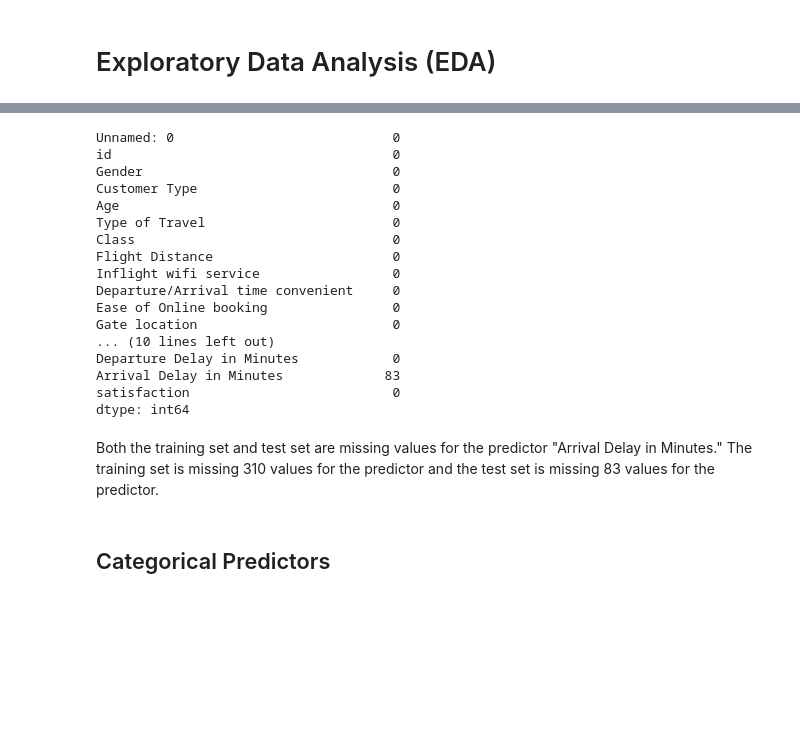
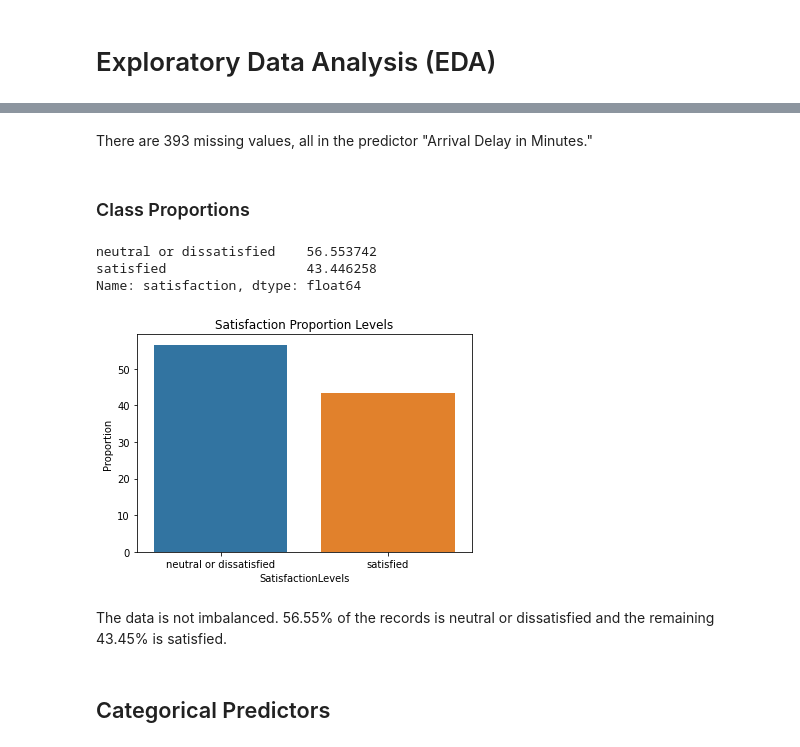
Before and after one commit to mmahmoudighaznavi/Airline-Satisfaction-Analysis-ADS505-Python, a Jupyter notebook: ADS_505_Final_Project.ipynb, the cells around one changed output, grey strips where cells are left out. Drawn from its saved outputs; the diff is of its cells as text; code cells hidden in the pictures; blank space fills up the shorter version.

```diff
--- a/ADS_505_Final_Project.ipynb
+++ b/ADS_505_Final_Project.ipynb
@@ -86,28 +146,33 @@ Arrival Delay in Minutes             310
 satisfaction                           0
 dtype: int64
-# %%
-# Check for missing values in the test set
-print(airline_test.isnull().sum())
-# %% [output]
-Unnamed: 0                            0
-id                                    0
-Gender                                0
-Customer Type                         0
-Age                                   0
-Type of Travel                        0
-Class                                 0
-Flight Distance                       0
-Inflight wifi service                 0
-Departure/Arrival time convenient     0
-Ease of Online booking                0
-Gate location                         0
-... (10 lines left out)
-Departure Delay in Minutes            0
-Arrival Delay in Minutes             83
-satisfaction                          0
-dtype: int64
-# %% [markdown]
-Both the training set and test set are missing values for the predictor "Arrival Delay in Minutes." The training set is missing 310 values for the predictor and the test set is missing 83 values for the predictor.
+# %% [markdown]
+There are 393 missing values, all in the predictor "Arrival Delay in Minutes."
+# %% [markdown]
+### Class Proportions
+# %%
+airline_df["satisfaction"].value_counts()/airline_df.shape[0] * 100
+# %% [output]
+neutral or dissatisfied    56.553742
+satisfied                  43.446258
+Name: satisfaction, dtype: float64
+# %%
+class_prop = (airline_df["satisfaction"].value_counts()
+    / airline_df.shape[0] * 100)
+class_prop_df = class_prop.rename_axis(
+    "SatisfactionLevels").reset_index(name = "Proportion")
+
+# Plot Class Proportions
+sns.barplot(
+    data = class_prop_df,
+    x = "SatisfactionLevels",
+    y = "Proportion"
+)
+plt.title("Satisfaction Proportion Levels")
+plt.show()
+# %% [output]
+[figure, added]
+# %% [markdown]
+The data is not imbalanced. 56.55% of the records is neutral or dissatisfied and the remaining 43.45% is satisfied.
 # %% [markdown]
 ## Categorical Predictors ##
 # %% [markdown]
```
Also changed, not shown: parts of 140 cells of this notebook.
